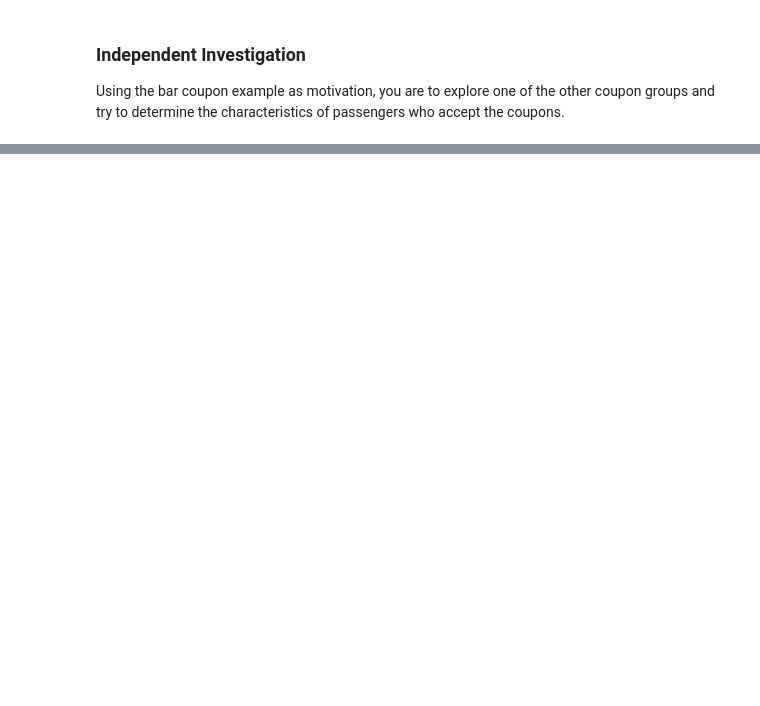
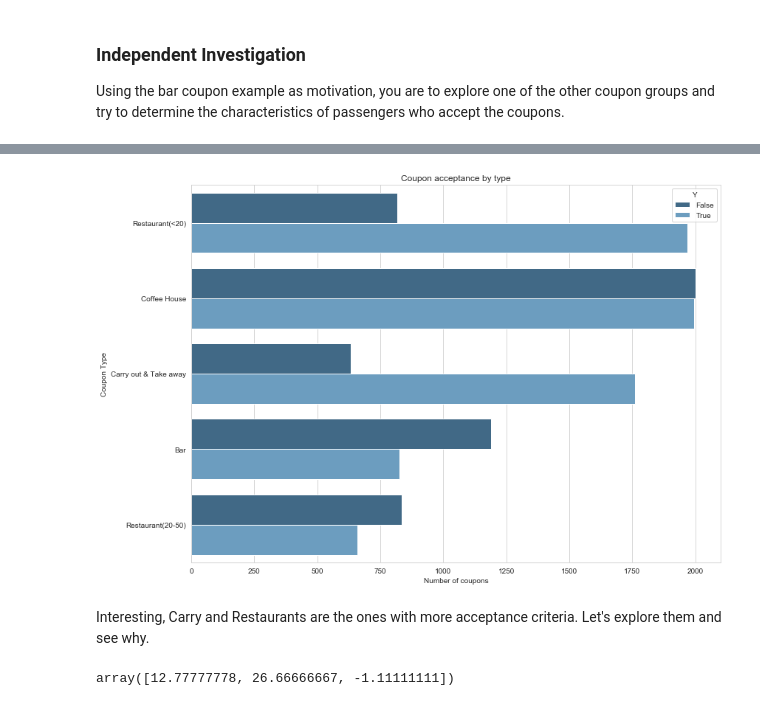
Before and after one commit to rubendario117/AI-ML, a Jupyter notebook: assignment_5_1_starter/prompt.ipynb, the cells around one changed output, grey strips where cells are left out. Saved outputs shown, nothing was run; the diff lists cells and outputs as text; code cells hidden in the pictures; blank space fills up the shorter version.

```diff
--- a/assignment_5_1_starter/prompt.ipynb
+++ b/assignment_5_1_starter/prompt.ipynb
@@ -551,0 +580,19 @@ plt.show()
+# %%
+#Converting the 'Y' Column into Boolean
+data['Y'] = data['Y'].astype(bool)
+
+sns.set_style("whitegrid")
+plt.figure(figsize=(12,8))
+sns.countplot(y='coupon', hue='Y', data=data, palette='Blues_d')
+plt.title("Coupon acceptance by type")
+plt.xlabel("Number of coupons")
+plt.ylabel("Coupon Type")
+plt.show()
+# %% [output]
+[figure, added]
+# %% [markdown]
+Interesting, Carry and Restaurants are the ones with more acceptance criteria. Let's explore them and see why.
+# %%
+data['temperature_C'].unique()
+# %% [output]
+array([12.77777778, 26.66666667, -1.11111111])
```
Also changed, not shown: parts of 13 cells of this notebook.
